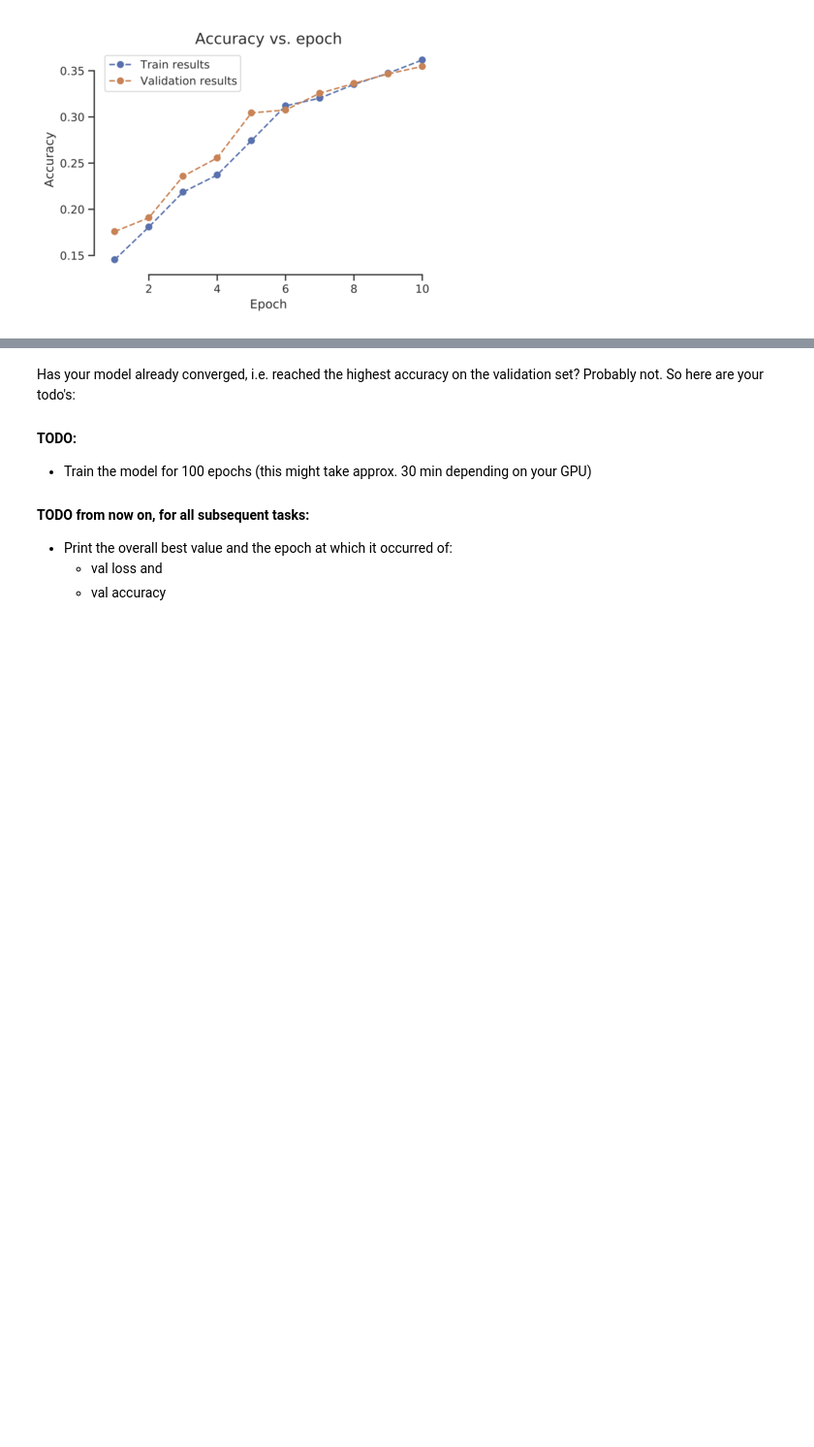
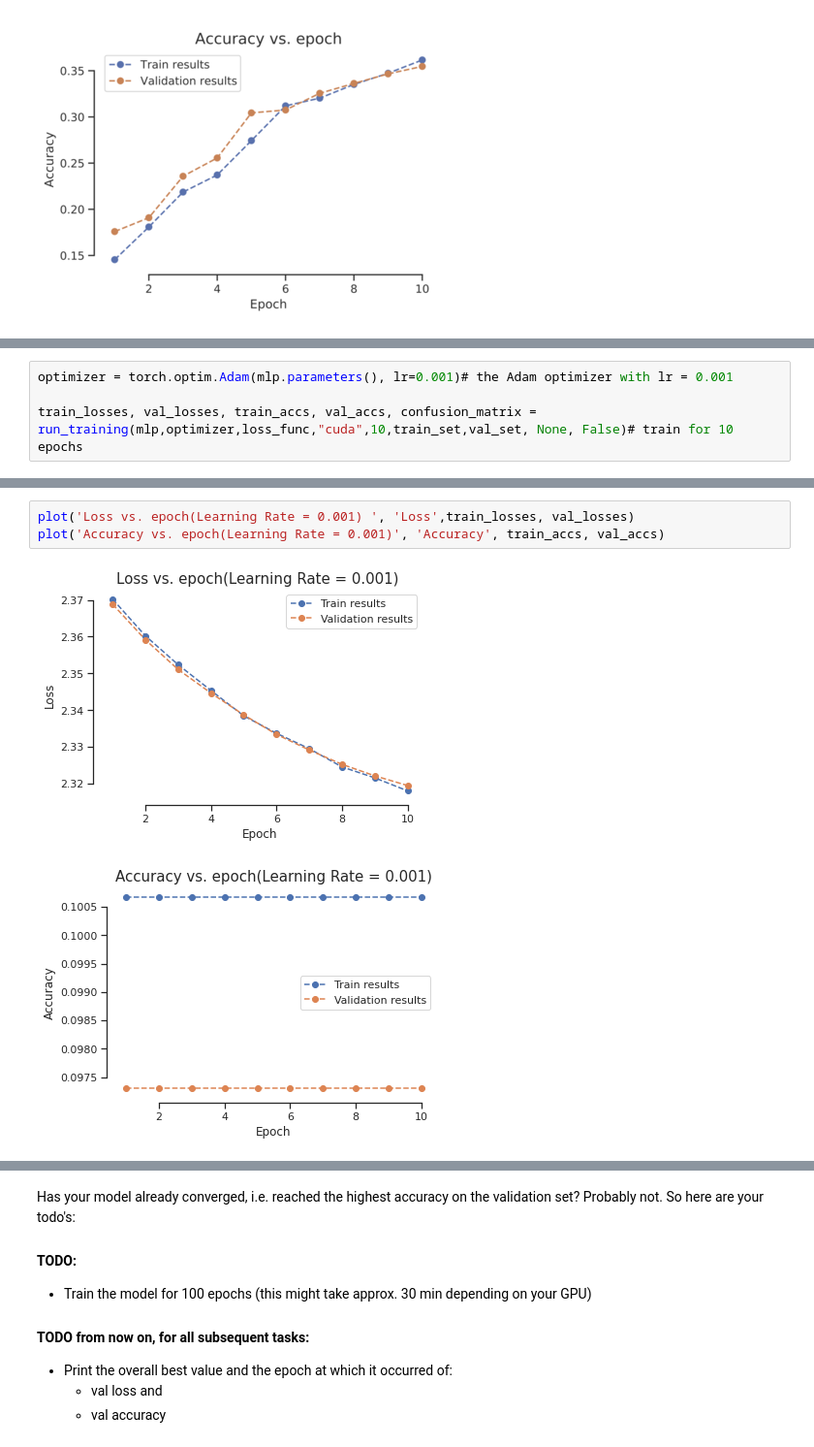
Before and after one commit to Smitpatel37/Deep-Learning-Assignments, a Jupyter notebook: Ex-2/Ex2_2022.ipynb, the cells around one changed output, grey strips where cells are left out. Shown at 97% size. Saved outputs shown, nothing was run; the diff lists cells and outputs as text; blank space fills up the shorter version.

```diff
--- a/Ex-2/Ex2_2022.ipynb
+++ b/Ex-2/Ex2_2022.ipynb
@@ -558,0 +569,4 @@ For optimization, we do not use SGD as in exercise 1, but the commonly used Adam
+# %%
+optimizer = torch.optim.Adam(mlp.parameters(), lr=0.001)# the Adam optimizer with lr = 0.001
+
+train_losses, val_losses, train_accs, val_accs, confusion_matrix = run_training(mlp,optimizer,loss_func,"cuda",10,train_set,val_set, None, False)# train for 10 epochs
@@ -558,0 +576,6 @@ For optimization, we do not use SGD as in exercise 1, but the commonly used Adam
+# %%
+plot('Loss vs. epoch(Learning Rate = 0.001) ', 'Loss',train_losses, val_losses)
+plot('Accuracy vs. epoch(Learning Rate = 0.001)', 'Accuracy', train_accs, val_accs)
+# %% [output]
+[figure, added]
+[figure, added]
```
Also changed, not shown: parts of 20 cells of this notebook.
